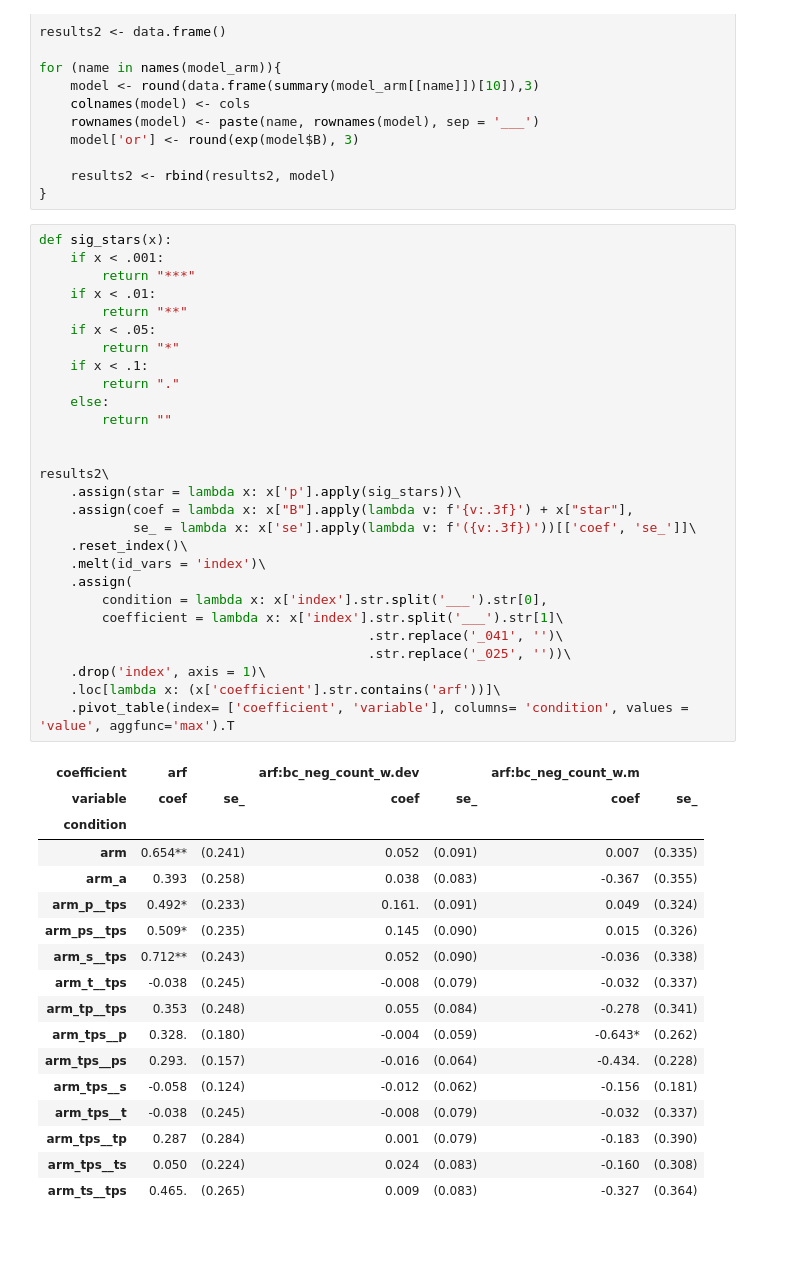
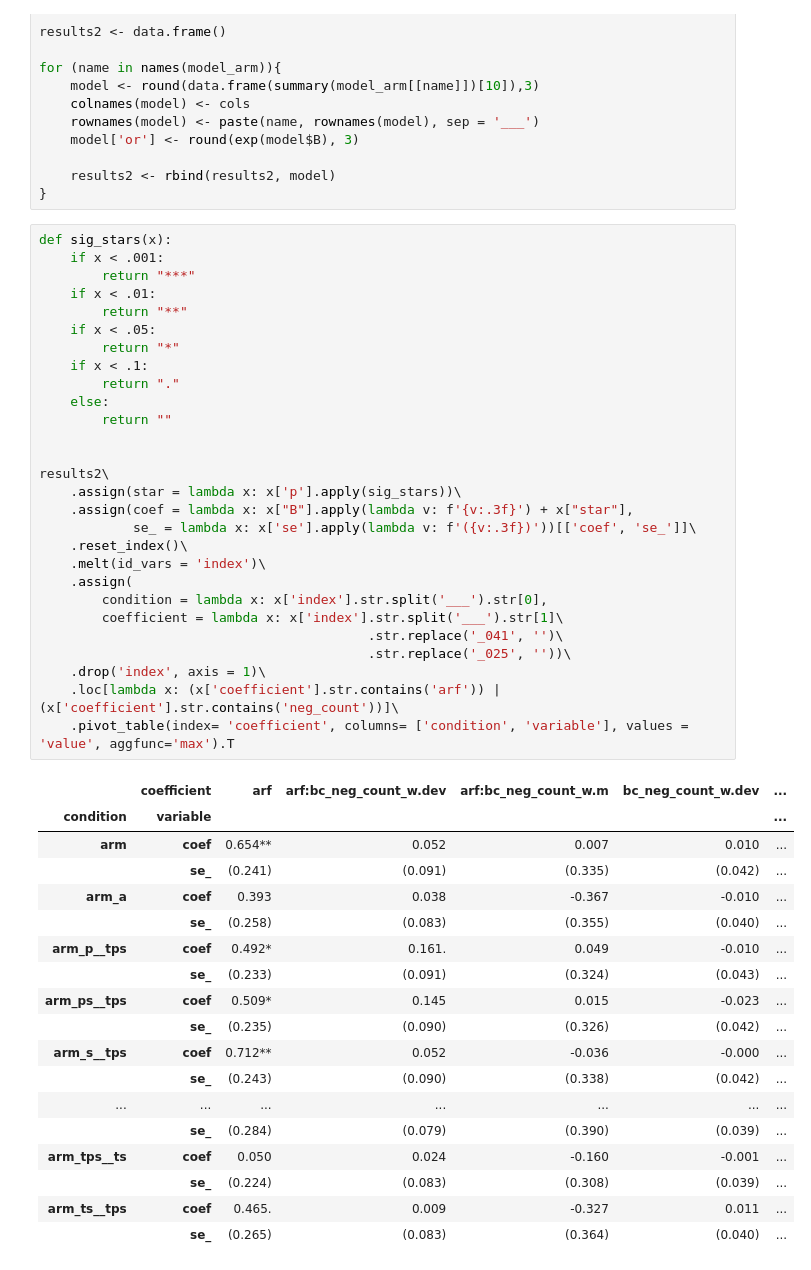
Before and after one commit to jossl95/ARF, a Jupyter notebook: Robustness.ipynb, the cells around one changed output. Saved outputs shown, nothing was run; the diff lists cells and outputs as text; blank space fills up the shorter version.

```diff
--- a/Robustness.ipynb
+++ b/Robustness.ipynb
@@ -908,46 +908,47 @@ for (name in names(model_arm)){
 # %%
 def sig_stars(x):
     if x < .001:
         return "***"
     if x < .01:
         return "**"
     if x < .05:
         return "*"
     if x < .1:
         return "."
     else:
         return ""
 
 
 results2\
     .assign(star = lambda x: x['p'].apply(sig_stars))\
     .assign(coef = lambda x: x["B"].apply(lambda v: f'{v:.3f}') + x["star"],
             se_ = lambda x: x['se'].apply(lambda v: f'({v:.3f})'))[['coef', 'se_']]\
     .reset_index()\
     .melt(id_vars = 'index')\
     .assign(
         condition = lambda x: x['index'].str.split('___').str[0],
         coefficient = lambda x: x['index'].str.split('___').str[1]\
                                           .str.replace('_041', '')\
                                           .str.replace('_025', ''))\
     .drop('index', axis = 1)\
-    .loc[lambda x: (x['coefficient'].str.contains('arf'))]\
-    .pivot_table(index= ['coefficient', 'variable'], columns= 'condition', values = 'value', aggfunc='max').T
+    .loc[lambda x: (x['coefficient'].str.contains('arf')) | (x['coefficient'].str.contains('neg_count'))]\
+    .pivot_table(index= 'coefficient', columns= ['condition', 'variable'], values = 'value', aggfunc='max').T
 # %% [output]
-| coefficient | arf |  | arf:bc_neg_count_w.dev |  | arf:bc_neg_count_w.m |  |
-| variable | coef | se_ | coef | se_ | coef | se_ |
-| condition |  |  |  |  |  |  |
-| arm | 0.654** | (0.241) | 0.052 | (0.091) | 0.007 | (0.335) |
-| arm_a | 0.393 | (0.258) | 0.038 | (0.083) | -0.367 | (0.355) |
-| arm_p__tps | 0.492* | (0.233) | 0.161. | (0.091) | 0.049 | (0.324) |
-| arm_ps__tps | 0.509* | (0.235) | 0.145 | (0.090) | 0.015 | (0.326) |
-| arm_s__tps | 0.712** | (0.243) | 0.052 | (0.090) | -0.036 | (0.338) |
-| arm_t__tps | -0.038 | (0.245) | -0.008 | (0.079) | -0.032 | (0.337) |
-| arm_tp__tps | 0.353 | (0.248) | 0.055 | (0.084) | -0.278 | (0.341) |
-| arm_tps__p | 0.328. | (0.180) | -0.004 | (0.059) | -0.643* | (0.262) |
-| arm_tps__ps | 0.293. | (0.157) | -0.016 | (0.064) | -0.434. | (0.228) |
-| arm_tps__s | -0.058 | (0.124) | -0.012 | (0.062) | -0.156 | (0.181) |
-| arm_tps__t | -0.038 | (0.245) | -0.008 | (0.079) | -0.032 | (0.337) |
-| arm_tps__tp | 0.287 | (0.284) | 0.001 | (0.079) | -0.183 | (0.390) |
-| arm_tps__ts | 0.050 | (0.224) | 0.024 | (0.083) | -0.160 | (0.308) |
-| arm_ts__tps | 0.465. | (0.265) | 0.009 | (0.083) | -0.327 | (0.364) |
+|  | coefficient | arf | arf:bc_neg_count_w.dev | arf:bc_neg_count_w.m | bc_neg_count_w.dev | ... |
+| condition | variable |  |  |  |  | ... |
+| arm | coef | 0.654** | 0.052 | 0.007 | 0.010 | ... |
+|  | se_ | (0.241) | (0.091) | (0.335) | (0.042) | ... |
+| arm_a | coef | 0.393 | 0.038 | -0.367 | -0.010 | ... |
+|  | se_ | (0.258) | (0.083) | (0.355) | (0.040) | ... |
+| arm_p__tps | coef | 0.492* | 0.161. | 0.049 | -0.010 | ... |
+|  | se_ | (0.233) | (0.091) | (0.324) | (0.043) | ... |
+| arm_ps__tps | coef | 0.509* | 0.145 | 0.015 | -0.023 | ... |
+|  | se_ | (0.235) | (0.090) | (0.326) | (0.042) | ... |
+| arm_s__tps | coef | 0.712** | 0.052 | -0.036 | -0.000 | ... |
+|  | se_ | (0.243) | (0.090) | (0.338) | (0.042) | ... |
+| ... | ... | ... | ... | ... | ... | ... |
+|  | se_ | (0.284) | (0.079) | (0.390) | (0.039) | ... |
+| arm_tps__ts | coef | 0.050 | 0.024 | -0.160 | -0.001 | ... |
+|  | se_ | (0.224) | (0.083) | (0.308) | (0.039) | ... |
+| arm_ts__tps | coef | 0.465. | 0.009 | -0.327 | 0.011 | ... |
+|  | se_ | (0.265) | (0.083) | (0.364) | (0.040) | ... |
```
